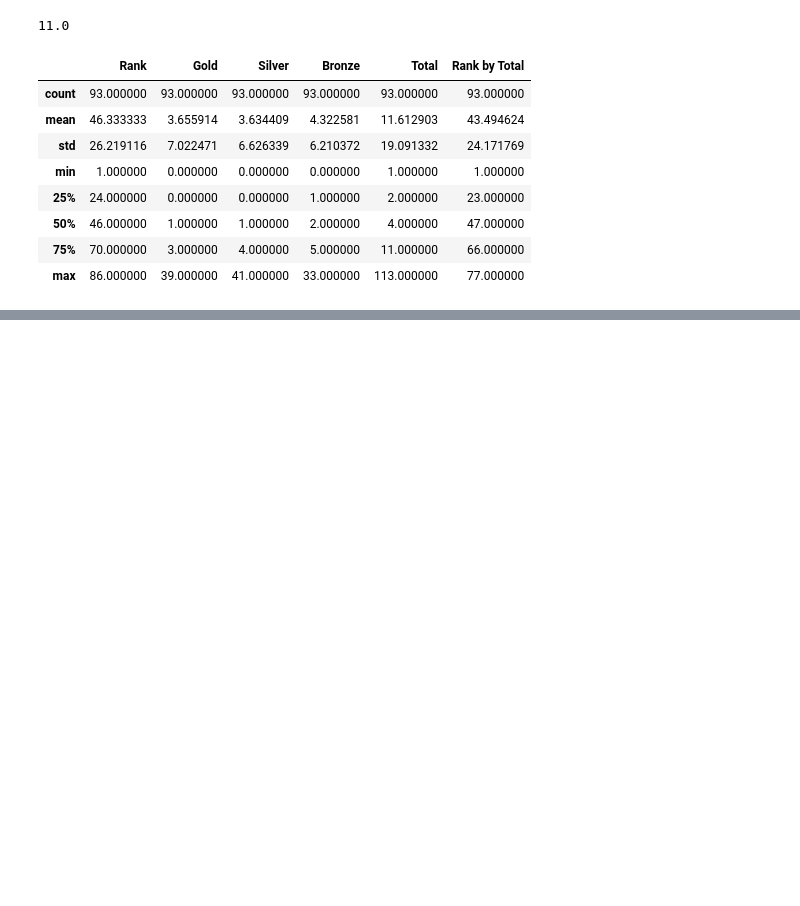
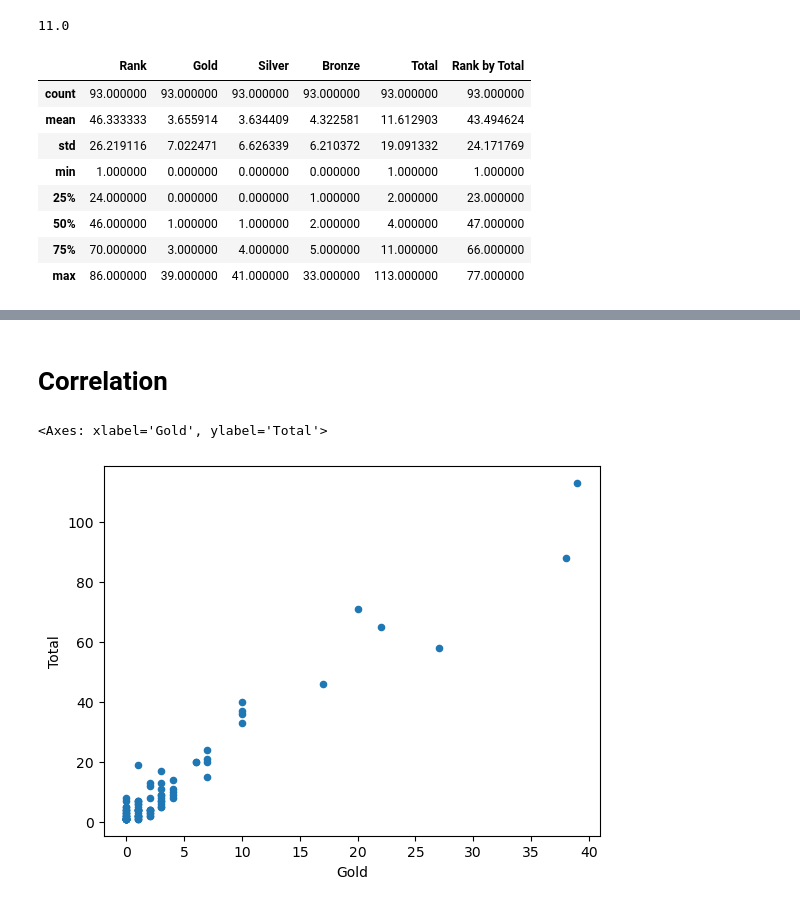
Before and after one commit to ardazlata/tokyo-olympics-analysis, a Jupyter notebook: main.ipynb, the cells around one changed output, grey strips where cells are left out. Drawn from its saved outputs; the diff is of its cells as text; code cells hidden in the pictures; blank space fills up the shorter version.

Commit message:
Correlations

```diff
--- a/main.ipynb
+++ b/main.ipynb
@@ -85,0 +172,7 @@ print(variance_total, variance_gold)
+# %% [markdown]
+# Correlation
+# %%
+medal_count.plot.scatter(x='Gold', y='Total')
+# %% [output]
+<Axes: xlabel='Gold', ylabel='Total'>
+[figure, added]
```
Also changed, not shown: parts of 9 cells of this notebook.
